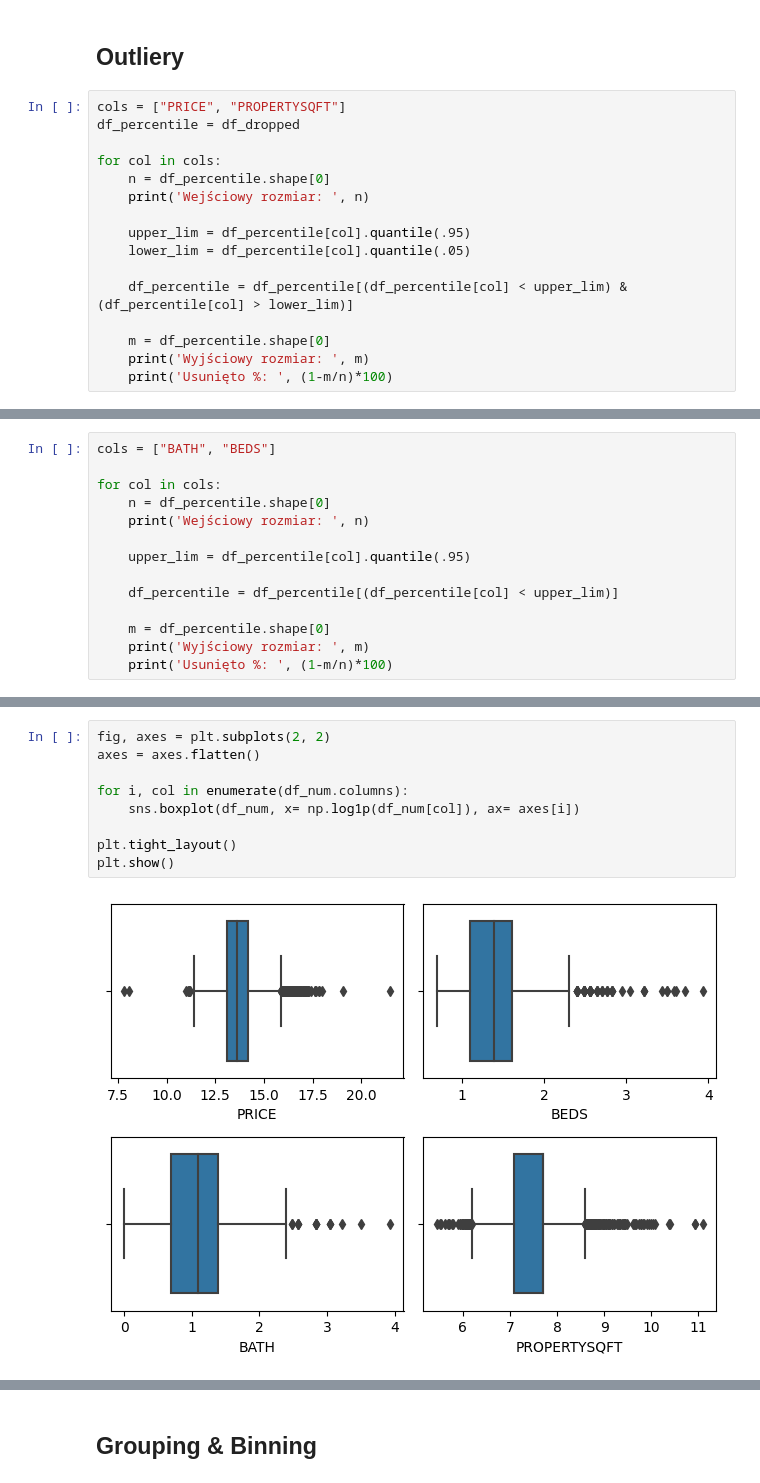
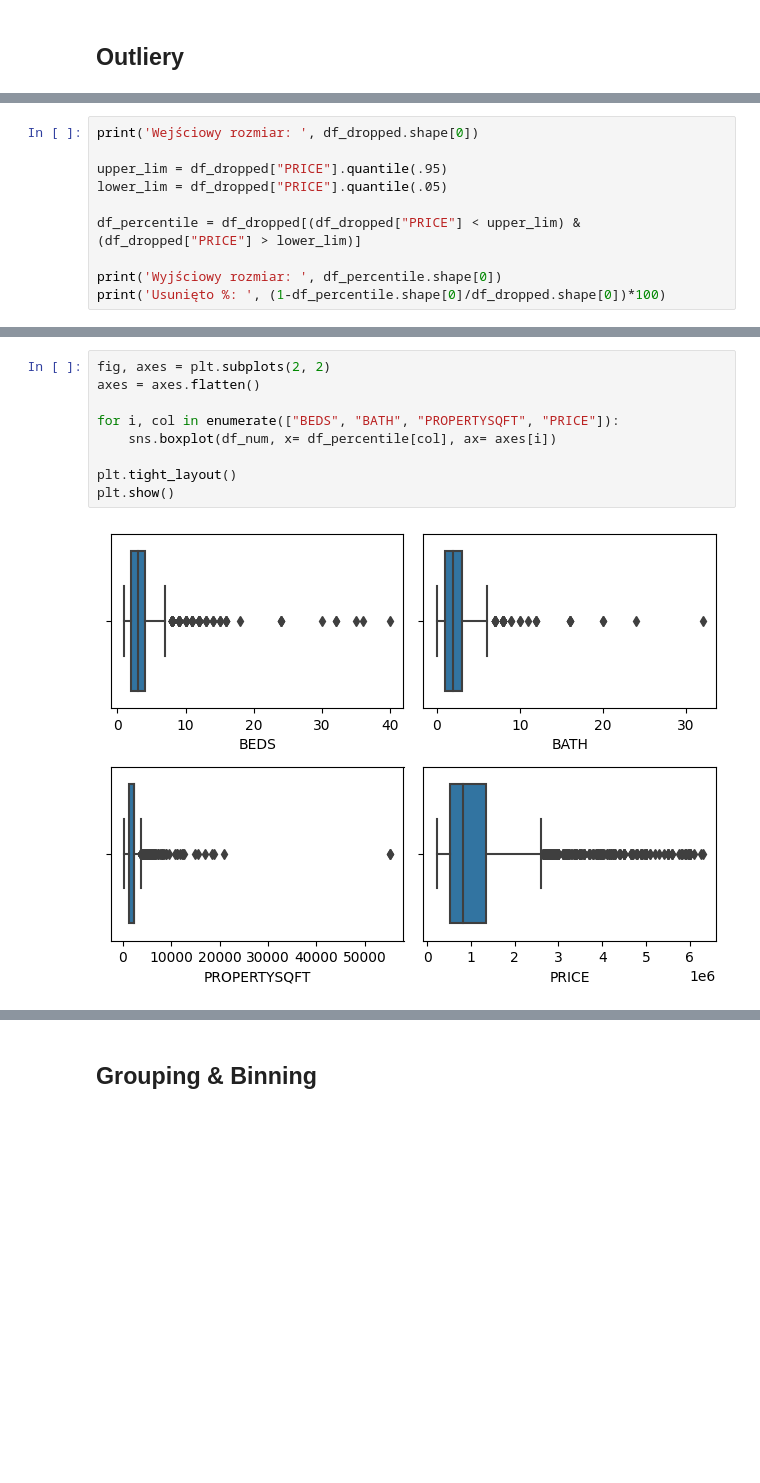
Before and after one commit to KAdamczykk/ML_Project_1, a Jupyter notebook: ml_ny_houses.ipynb, the cells around one changed output, grey strips where cells are left out. Cells and saved outputs as stored; diff of their text form; blank space fills up the shorter version.

```diff
--- a/ml_ny_houses.ipynb
+++ b/ml_ny_houses.ipynb
@@ -174,19 +174,3 @@ df_dropped.head()
 | 4 | Brokered by Pantiga Group Inc. | Co-op for sale | 1 | 1.0 | 800.0 | The Bronx | 190 | 175000 |
 # %% [markdown]
 ## **Outliery**
-# %%
-cols = ["PRICE", "PROPERTYSQFT"]
-df_percentile = df_dropped
-
-for col in cols:
-    n = df_percentile.shape[0]
-    print('Wejściowy rozmiar: ', n)
-
-    upper_lim = df_percentile[col].quantile(.95)
-    lower_lim = df_percentile[col].quantile(.05)
-
-    df_percentile = df_percentile[(df_percentile[col] < upper_lim) & (df_percentile[col] > lower_lim)]
-
-    m = df_percentile.shape[0]
-    print('Wyjściowy rozmiar: ', m)
-    print('Usunięto %: ', (1-m/n)*100)
@@ -200,14 +176,0 @@ Usunięto %:  10.493214167494202
-# %%
-cols = ["BATH", "BEDS"]
-
-for col in cols:
-    n = df_percentile.shape[0]
-    print('Wejściowy rozmiar: ', n)
-
-    upper_lim = df_percentile[col].quantile(.95)
-
-    df_percentile = df_percentile[(df_percentile[col] < upper_lim)]
-
-    m = df_percentile.shape[0]
-    print('Wyjściowy rozmiar: ', m)
-    print('Usunięto %: ', (1-m/n)*100)
@@ -220,0 +177,10 @@ Usunięto %:  5.189873417721524
+# %%
+print('Wejściowy rozmiar: ', df_dropped.shape[0])
+
+upper_lim = df_dropped["PRICE"].quantile(.95)
+lower_lim = df_dropped["PRICE"].quantile(.05)
+
+df_percentile = df_dropped[(df_dropped["PRICE"] < upper_lim) & (df_dropped["PRICE"] > lower_lim)]
+
+print('Wyjściowy rozmiar: ', df_percentile.shape[0])
+print('Usunięto %: ', (1-df_percentile.shape[0]/df_dropped.shape[0])*100)
@@ -229,11 +199,11 @@ array([[<AxesSubplot: title={'center': 'BEDS'}>,
 # %%
 fig, axes = plt.subplots(2, 2)
 axes = axes.flatten()
 
-for i, col in enumerate(df_num.columns):
-    sns.boxplot(df_num, x= np.log1p(df_num[col]), ax= axes[i])
+for i, col in enumerate(["BEDS", "BATH", "PROPERTYSQFT", "PRICE"]):
+    sns.boxplot(df_num, x= df_percentile[col], ax= axes[i])
 
 plt.tight_layout()
 plt.show()
 # %% [output]
-[figure, old version]
+[figure, new version]
```
Also changed, not shown: parts of 13 cells of this notebook.
